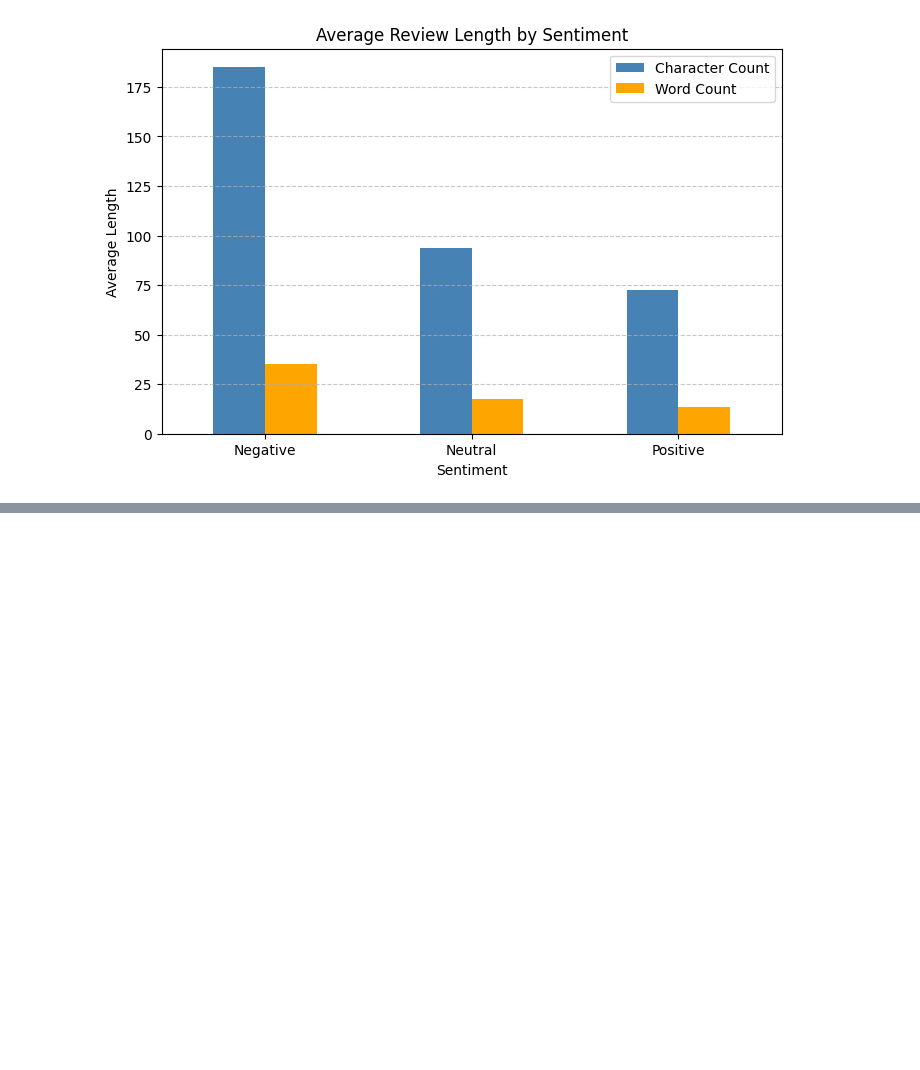
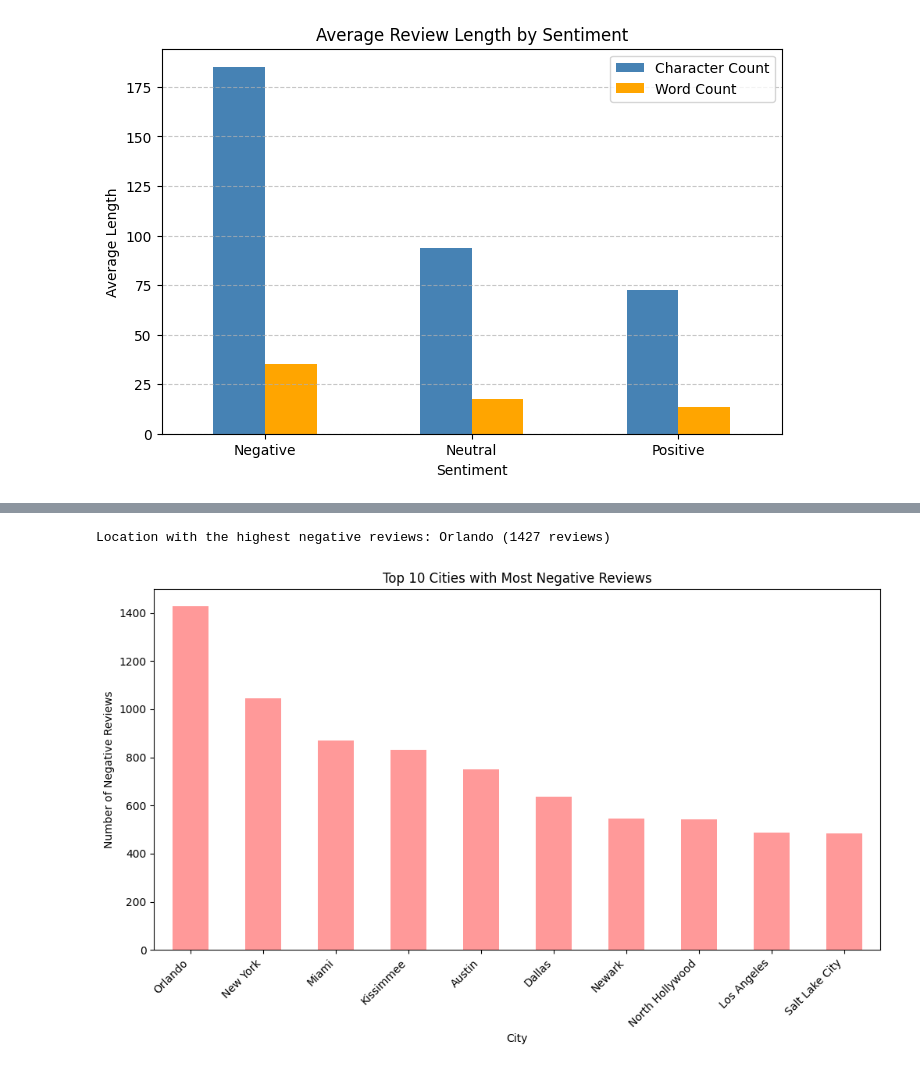
Before and after one commit to carissa406/McDonalds, a Jupyter notebook: archive/reviews.ipynb, the cells around one changed output, grey strips where cells are left out. Drawn from its saved outputs; the diff is of its cells as text; code cells hidden in the pictures; blank space fills up the shorter version.

```diff
--- a/archive/reviews.ipynb
+++ b/archive/reviews.ipynb
@@ -923,0 +933,3 @@ plt.show()
+# %%
+df_2["manual_sentiment"] = df_2["rating"].apply(classify_sentiment)
+df_2.head()
@@ -923,0 +943,24 @@ plt.show()
+# %%
+negative_reviews_by_location = df_2[df_2["manual_sentiment"] == "Negative"].groupby("City")["manual_sentiment"].count()
+
+# Find the location with the most negative reviews
+top_negative_location = negative_reviews_by_location.idxmax()
+top_negative_count = negative_reviews_by_location.max()
+
+print(f"Location with the highest negative reviews: {top_negative_location} ({top_negative_count} reviews)")
+# %% [output]
+Location with the highest negative reviews: Orlando (1427 reviews)
+# %%
+# Filter for negative reviews
+negative_locations = df_2[df_2["manual_sentiment"] == "Negative"]["City"].value_counts().head(10)  # Top 10 locations
+
+# Plot
+plt.figure(figsize=(12, 6))
+negative_locations.plot(kind="bar", color="#FF9999")
+plt.xlabel("City")
+plt.ylabel("Number of Negative Reviews")
+plt.title("Top 10 Cities with Most Negative Reviews")
+plt.xticks(rotation=45, ha="right")  # Rotate labels for readability
+plt.show()
+# %% [output]
+[figure, added]
```
Also changed, not shown: parts of 7 cells of this notebook.
